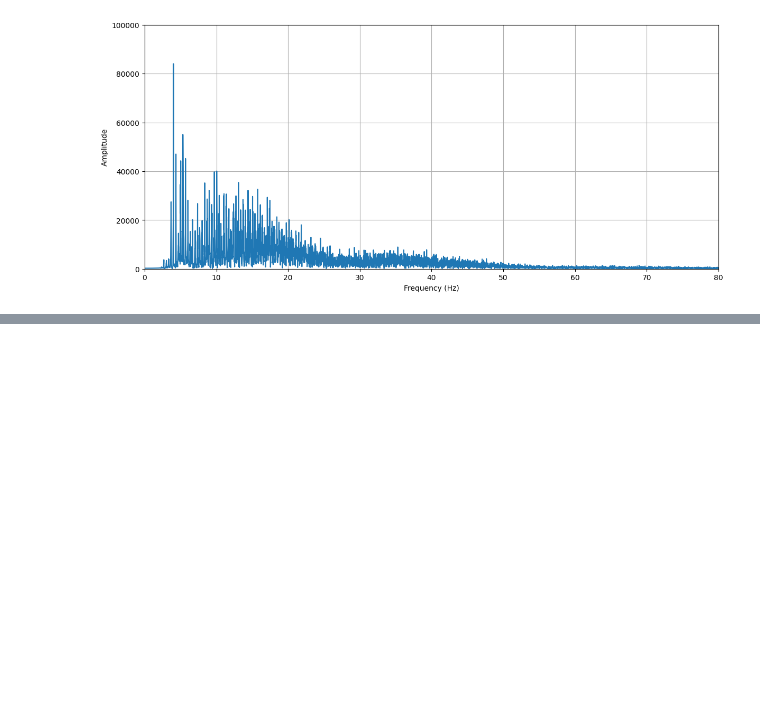
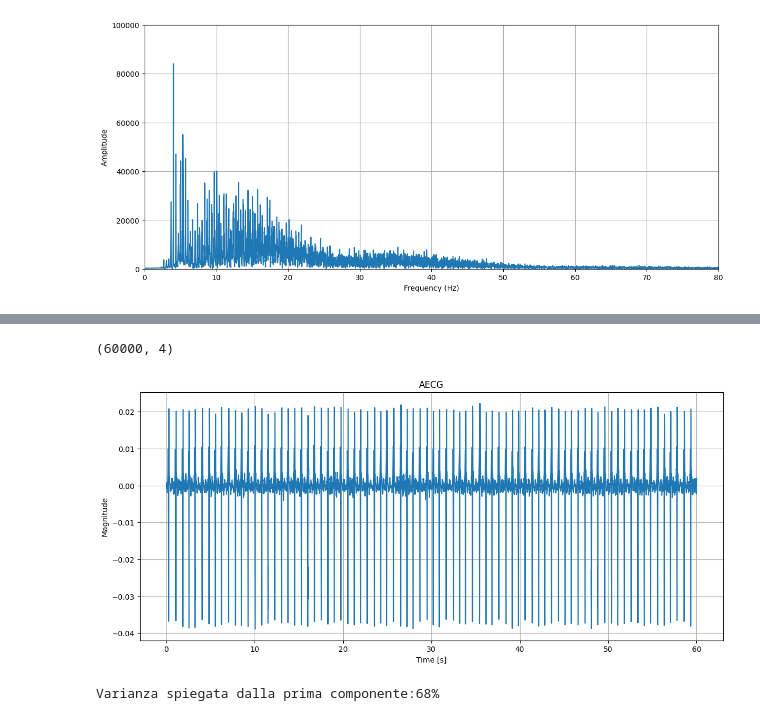
Before and after one commit to EmanueleGiavardi/BSP_project, a Jupyter notebook: test.ipynb, the cells around one changed output, grey strips where cells are left out. Cells and saved outputs as stored; diff of their text form; code cells hidden in the pictures; blank space fills up the shorter version.

```diff
--- a/test.ipynb
+++ b/test.ipynb
@@ -44,12 +40,10 @@ array([-3.3, -3.8, -4.4, ...,  4.2,  4.2,  4.1])
 # %%
-from scipy.fftpack import fft
-
 colors = ['blue', 'green', 'orange', 'red']
 
 def plot_AECG(AECG):
     plt.figure(figsize=(14, 6))
     plt.plot(t, AECG)
-    plt.title('AECG1')
+    plt.title('AECG')
     plt.xlabel('Time [s]')
     plt.ylabel('Magnitude')
     plt.grid(True)
@@ -150,0 +166,21 @@ per ora troppo complicato, inoltre sembra che gli ECG del dataset abbiano già u
+# %%
+# Collocazione delle realizzazioni in una matrice X p x q (60000 x 4)
+X = np.column_stack([AECG for AECG in filtered_SP])
+print(X.shape)
+
+# Normalizzazione
+norms = np.linalg.norm(X, axis=0)
+X_normalized = X / norms
+
+# PCA
+pca = PCA(n_components=1)
+pc1 = pca.fit_transform(X_normalized)
+Enhanced_QRS = pc1.flatten()
+
+plot_AECG(Enhanced_QRS)
+
+print(f"Varianza spiegata dalla prima componente:{round(pca.explained_variance_ratio_[0]*100)}%")
+# %% [output]
+(60000, 4)
+[figure, added]
+Varianza spiegata dalla prima componente:68%
```
Also changed, not shown: parts of 13 cells of this notebook.
